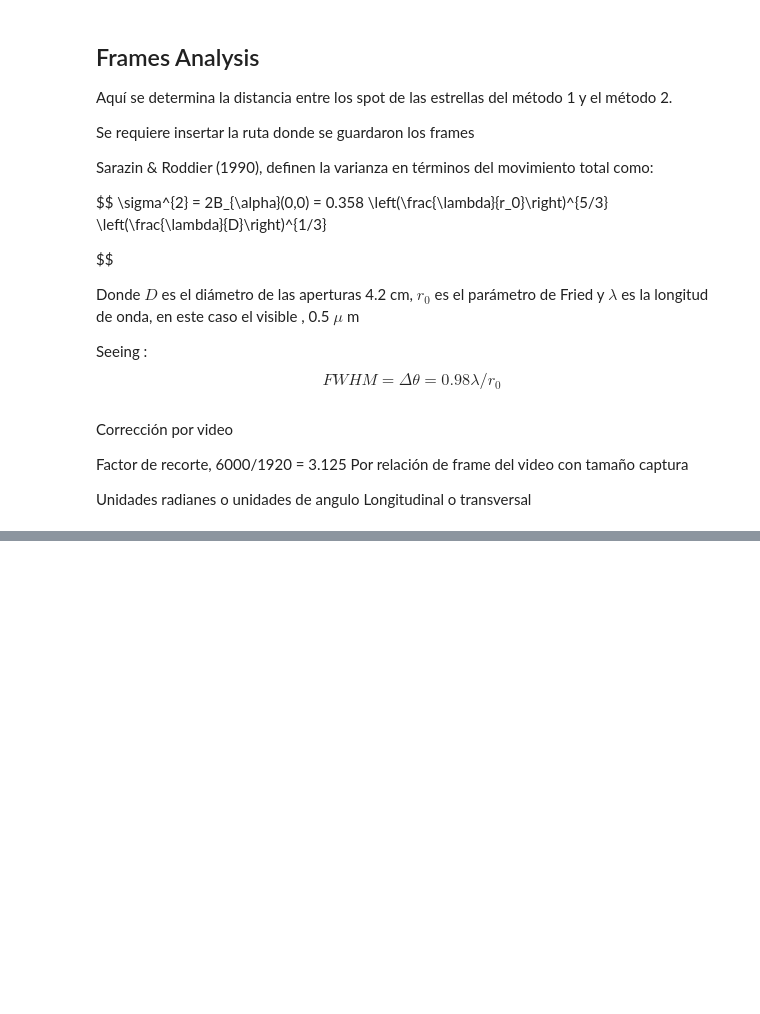
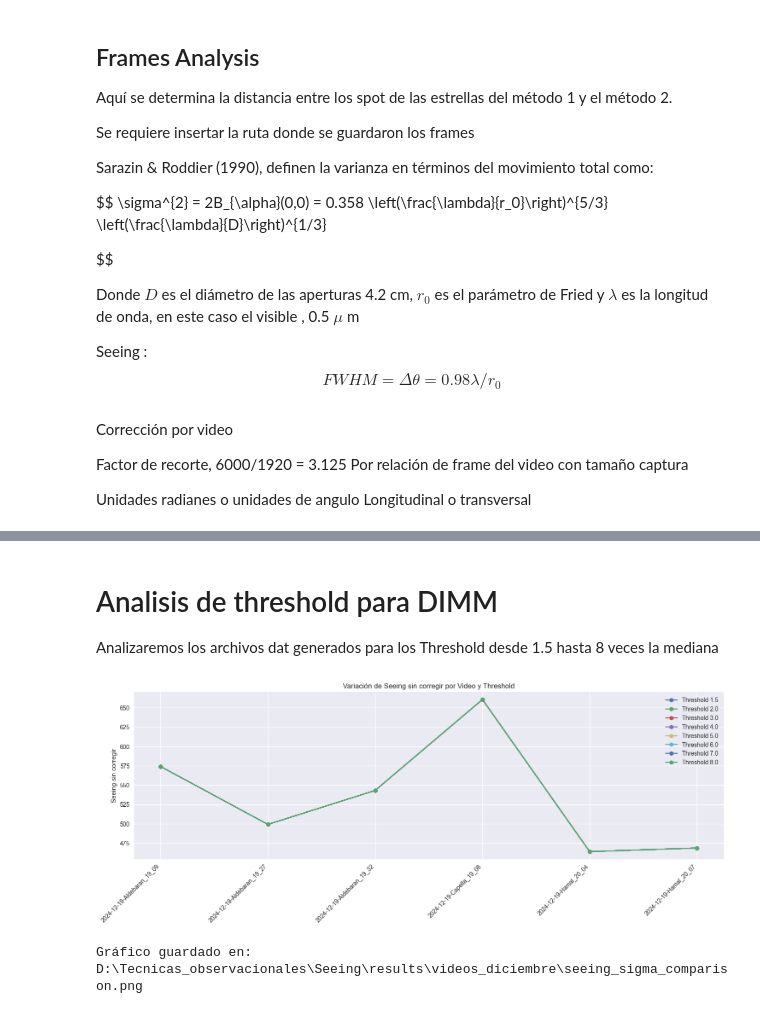
Before and after one commit to juagudeloo/Seeing-OAN, a Jupyter notebook: Jupiter notebook files/Metodo_DIMM.ipynb, the cells around one changed output, grey strips where cells are left out. Drawn from its saved outputs; the diff is of its cells as text; code cells hidden in the pictures; blank space fills up the shorter version.

Commit message:
DIMM final version

```diff
--- a/Jupiter notebook files/Metodo_DIMM.ipynb
+++ b/Jupiter notebook files/Metodo_DIMM.ipynb
@@ -380,0 +341,66 @@ El valor del seeing sin la corrección al cenit es de: 3.401
+# %% [markdown]
+# Analisis de threshold para DIMM
+
+Analizaremos los archivos dat generados  para los Threshold desde 1.5 hasta 8 veces la mediana
+# %%
+import os
+import glob
+import pandas as pd
+import matplotlib.pyplot as plt
+import numpy as np
+
+# Configuración inicial
+path = r"D:\Tecnicas_observacionales\Seeing\data\videos_diciembre"
+output_dir = r"D:\Tecnicas_observacionales\Seeing\results\videos_diciembre"  # Cambia esto a tu directorio de salida deseado
+os.makedirs(output_dir, exist_ok=True)
+
+# Cargar todos los archivos de datos
+file_pattern = os.path.join(path, "*_seeing_sigma.dat")
+files = glob.glob(file_pattern)
+
+# Leer todos los datos y combinar en un solo DataFrame
+all_data = []
+for file in files:
+    # Extraer el valor de threshold del nombre del archivo
+    threshold = os.path.basename(file).split("_")[0]
+    df = pd.read_csv(file, sep='\t')
+    df['Threshold'] = float(threshold)
+    all_data.append(df)
+
+combined_df = pd.concat(all_data)
+
+# Ordenar por nombre de archivo y threshold
+combined_df.sort_values(['Filename', 'Threshold'], inplace=True)
+
+# Preparar los datos para graficar
+videos = combined_df['Filename'].unique()
+thresholds = sorted(combined_df['Threshold'].unique())
+x = np.arange(len(videos))  # ubicaciones para los videos en el eje x
+
+# Crear gráficos
+plt.figure(figsize=(15, 10))
+
+# Gráfico para Seeing sin corregir
+plt.subplot(2, 1, 2)
+for threshold in thresholds:
+    mask = combined_df['Threshold'] == threshold
+    seeing_values = combined_df.loc[mask, 'Seeing_sin_corregir'].values
+    plt.plot(x, seeing_values, 'o-', label=f'Threshold {threshold}')
+
+plt.xticks(x, videos, rotation=45, ha='right')
+plt.ylabel('Seeing sin corregir')
+plt.title('Variación de Seeing sin corregir por Video y Threshold')
+plt.legend()
+plt.grid(True)
+
+plt.tight_layout()
+
+# Guardar el gráfico
+output_path = os.path.join(output_dir, 'seeing_sigma_comparison.png')
+plt.savefig(output_path, dpi=300, bbox_inches='tight')
+plt.show()
+
+print(f"Gráfico guardado en: {output_path}")
+# %% [output]
+[figure, added]
+Gráfico guardado en: D:\Tecnicas_observacionales\Seeing\results\videos_diciembre\seeing_sigma_comparison.png
```
Also changed, not shown: parts of 5 cells of this notebook.
